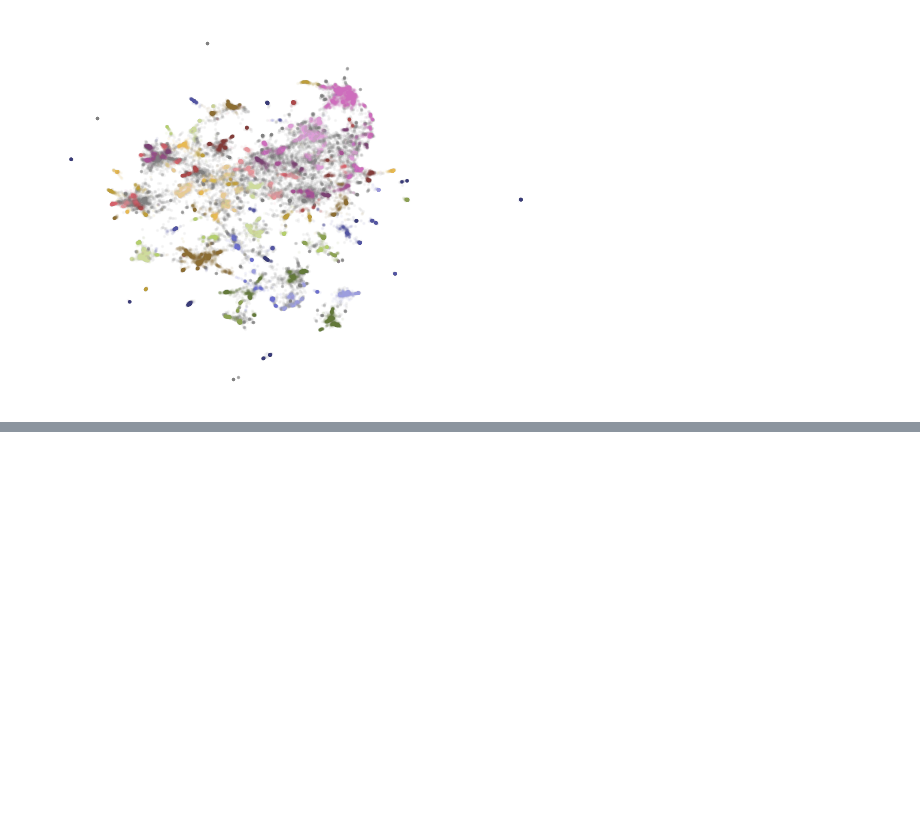
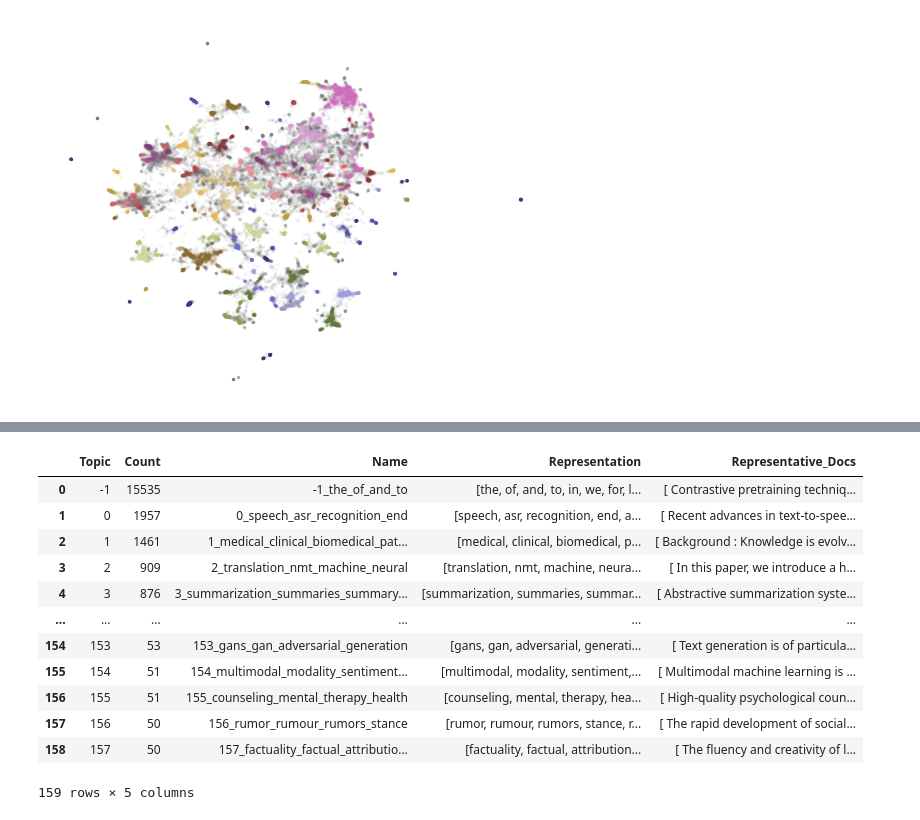
Before and after one commit to bilalox-billy/LLMs-Handson, a Jupyter notebook: notebooks/topic_modeling.ipynb, the cells around one changed output, grey strips where cells are left out. Cells and saved outputs as stored; diff of their text form; code cells hidden in the pictures; blank space fills up the shorter version.

Commit message:
Use Bertopic on text clustering results

```diff
--- a/notebooks/topic_modeling.ipynb
+++ b/notebooks/topic_modeling.ipynb
@@ -137,0 +141,16 @@ plt.axis('off')
+# %%
+umap_model= UMAP(
+    n_components=5,
+    min_dist=0.0,
+    metric="cosine",
+    random_state=42,
+)
+# %%
+from bertopic import BERTopic
+# Train our model with our previous embeddings
+topic_modeling = BERTopic(
+    embedding_model=embedding_model,
+    umap_model=umap_model,
+    hdbscan_model=hdbscan_model,
+    verbose=True,
+).fit(abstracts, embeddings)
@@ -137,0 +164,16 @@ plt.axis('off')
+# %%
+topic_modeling.get_topic_info()
+# %% [output]
+|  | Topic | Count | Name | Representation | Representative_Docs |
+| 0 | -1 | 15535 | -1_the_of_and_to | [the, of, and, to, in, we, for, l... | [ Contrastive pretraining techniq... |
+| 1 | 0 | 1957 | 0_speech_asr_recognition_end | [speech, asr, recognition, end, a... | [ Recent advances in text-to-spee... |
+| 2 | 1 | 1461 | 1_medical_clinical_biomedical_pat... | [medical, clinical, biomedical, p... | [ Background : Knowledge is evolv... |
+| 3 | 2 | 909 | 2_translation_nmt_machine_neural | [translation, nmt, machine, neura... | [ In this paper, we introduce a h... |
+| 4 | 3 | 876 | 3_summarization_summaries_summary... | [summarization, summaries, summar... | [ Abstractive summarization syste... |
+| ... | ... | ... | ... | ... | ... |
+| 154 | 153 | 53 | 153_gans_gan_adversarial_generation | [gans, gan, adversarial, generati... | [ Text generation is of particula... |
+| 155 | 154 | 51 | 154_multimodal_modality_sentiment... | [multimodal, modality, sentiment,... | [ Multimodal machine learning is ... |
+| 156 | 155 | 51 | 155_counseling_mental_therapy_health | [counseling, mental, therapy, hea... | [ High-quality psychological coun... |
+| 157 | 156 | 50 | 156_rumor_rumour_rumors_stance | [rumor, rumour, rumors, stance, r... | [ The rapid development of social... |
+| 158 | 157 | 50 | 157_factuality_factual_attributio... | [factuality, factual, attribution... | [ The fluency and creativity of l... |
+159 rows × 5 columns
```
Also changed, not shown: parts of 7 cells of this notebook.
